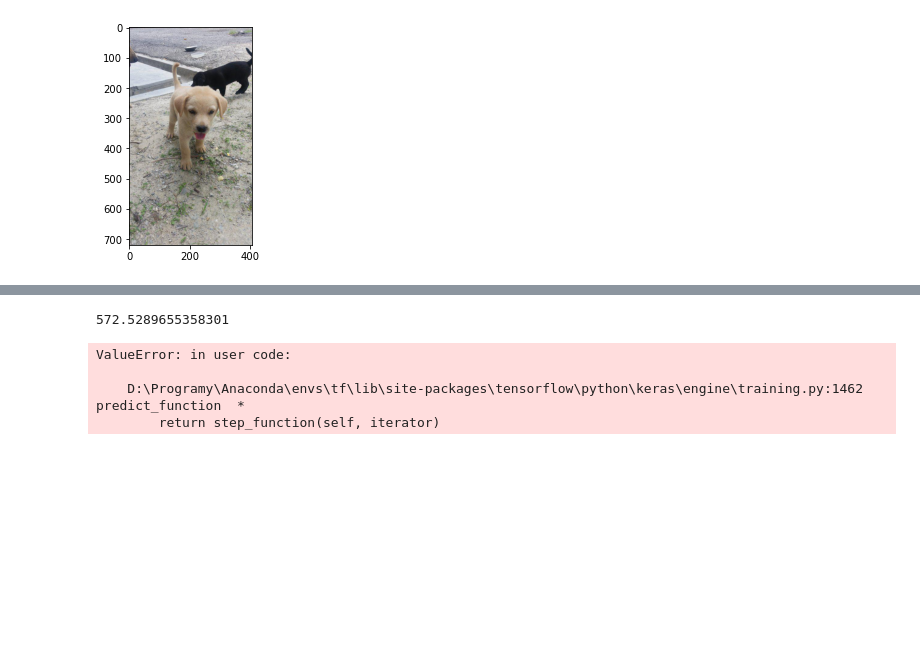
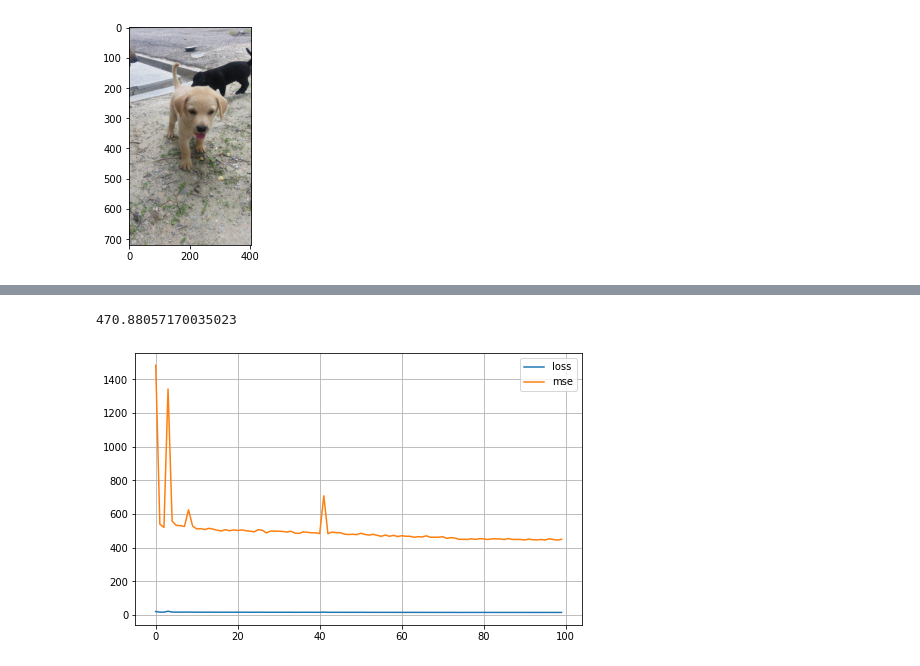
Before and after one commit to bartek3012/Pawpularity, a Jupyter notebook: Experiment.ipynb, the cells around one changed output, grey strips where cells are left out. Drawn from its saved outputs; the diff is of its cells as text; code cells hidden in the pictures; blank space fills up the shorter version.

Commit message:
Added mse in epochs plot

```diff
--- a/Experiment.ipynb
+++ b/Experiment.ipynb
@@ -69,5 +87,5 @@ model_2 = tf.keras.Sequential([
 
 model_2.compile(loss=tf.keras.losses.mae, optimizer="nadam", metrics=["mse"])
 
-history_1 = model_2.fit(X_train, y_train, epochs=2)
+history_1 = model_2.fit(X_train, y_train, epochs=100)
 # %% [output]
@@ -78,17 +109,10 @@ Epoch 2/2
 # %%
 mean_squared_error(y_test, model_2.predict(X_test))
 # %% [output]
-572.5289655358301
+470.88057170035023
-# %%
-df_compet= pd.read_csv('Data/test.csv')
-compet_id = df_compet['Id']
-compet_pict = np.zeros((len(df_compet),IMG_SIZE,IMG_SIZE), )
-for element in compet_id:
-    new_img = cv2.resize(img, (IMG_SIZE, IMG_SIZE))
-    compet_pict.append(new_img/255)
-model_2.predict(compet_pict[0])
-# %% [output]
-ValueError: in user code:
-
-    D:\Programy\Anaconda\envs\tf\lib\site-packages\tensorflow\python\keras\engine\training.py:1462 predict_function  *
-        return step_function(self, iterator)
+# %%
+pd.DataFrame(history_1.history).plot(figsize=(8,5))
+plt.grid(True)
+plt.show()
+# %% [output]
+[figure, added]
```
Also changed, not shown: parts of 3 cells of this notebook, 1 other file.
